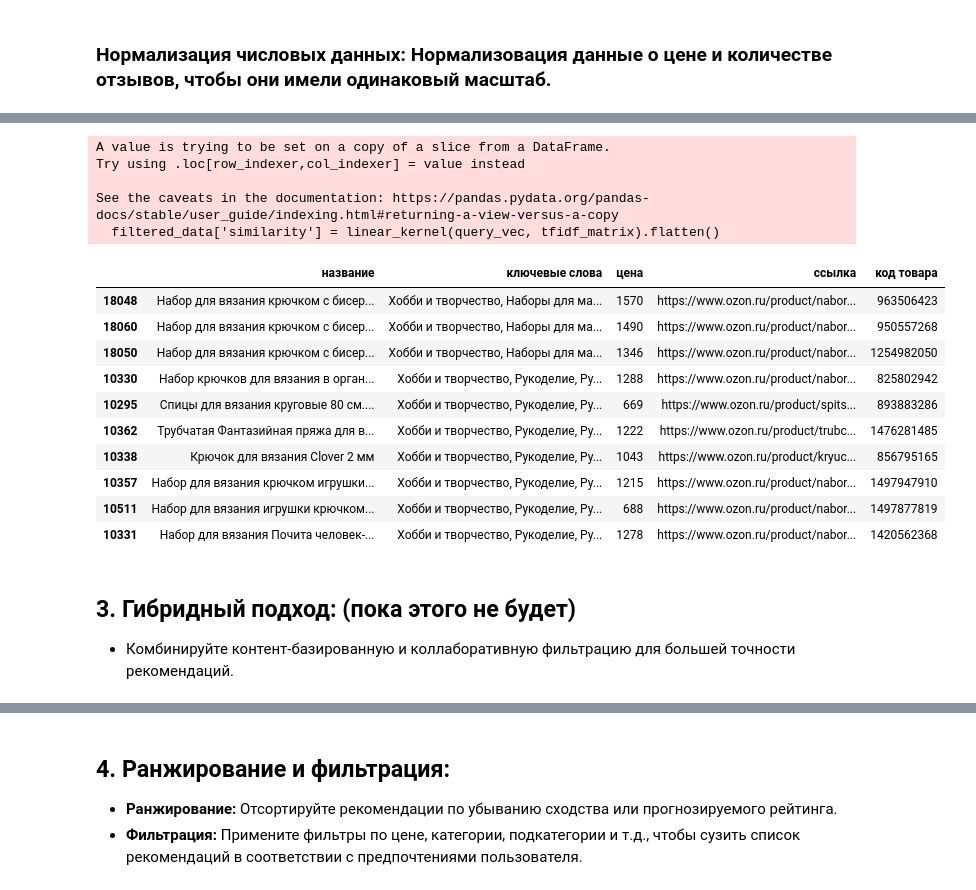
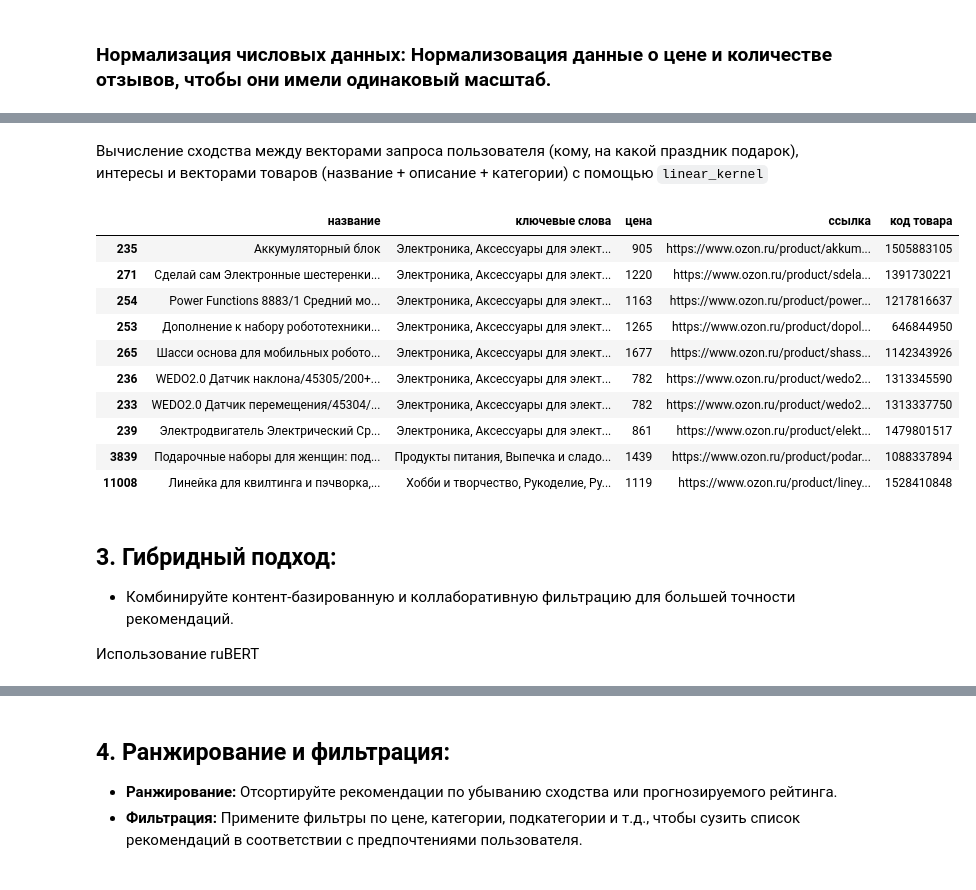
Before and after one commit to tutsilianna/Gift_Recommendation_System, a Jupyter notebook: Gift_Recommendation_System.ipynb, the cells around one changed output, grey strips where cells are left out. Cells and saved outputs as stored; diff of their text form; code cells hidden in the pictures.

```diff
--- a/Gift_Recommendation_System.ipynb
+++ b/Gift_Recommendation_System.ipynb
@@ -169,6 +170,6 @@ data.drop_duplicates(inplace=True)
 # удаление слова из "Код товара", удаление строк,
 # где нет атрибута и преобразование столбца к численному типу
 
-data['код товара'] = data['код товара'].str.rsplit().str.get(-1)
+data['код товара'] = data['код товара'].str.split().str.get(-1)
 data = data.loc[data['код товара'].str.isdigit()]
 data['код товара'] = data['код товара'].astype(np.int64)
@@ -439,9 +602,9 @@ data_word2vec.head(2)
+# %% [markdown]
+Вычисление сходства между векторами запроса пользователя (кому, на какой праздник подарок), интересы и векторами товаров (название + описание + категории) с помощью  `linear_kernel`
 # %%
-from sklearn.metrics.pairwise import linear_kernel
-
 def filter_products(data, query, interests, price_range):
     # Пример фильтрации по ценовому диапазону
-    filtered_data = data[(data['цена'] >= price_range[0]) & (data['цена'] <= price_range[1])]
+    filtered_data = data.loc[(data['цена'] >= price_range[0]) & (data['цена'] <= price_range[1])]
 
     # Пример фильтрации по интересам
     tfidf = TfidfVectorizer(stop_words=russian_stopwords)
@@ -450,35 +613,31 @@ def filter_products(data, query, interests, price_range):
     query_vec = tfidf.transform([query])
 
     filtered_data['similarity'] = linear_kernel(query_vec, tfidf_matrix).flatten()
-    filtered_data = filtered_data.sort_values(by=['similarity', 'оценка', 'количество отзывов'], ascending=False)
 
-    return filtered_data.head(10)
-
-# Пример запроса пользователя
-query = 'подарок маме на день рождения 30 лет'
-interests = ['вязание', 'садоводство', 'здоровье']
-price_range = (500, 2000)
-
-# Получение рекомендаций
-filter_products(data, query, interests, price_range)[['название', 'ключевые слова',  'цена', 'ссылка', 'код товара']]
+    return filtered_data.sort_values(by=['similarity', 'оценка', 'количество отзывов'], ascending=False)[:10]
-# %% [output]
-A value is trying to be set on a copy of a slice from a DataFrame.
-Try using .loc[row_indexer,col_indexer] = value instead
-
-See the caveats in the documentation: https://pandas.pydata.org/pandas-docs/stable/user_guide/indexing.html#returning-a-view-versus-a-copy
-  filtered_data['similarity'] = linear_kernel(query_vec, tfidf_matrix).flatten()
-|  | название | ключевые слова | цена | ссылка | код товара |
-| 18048 | Набор для вязания крючком с бисер... | Хобби и творчество, Наборы для ма... | 1570 | https://www.ozon.ru/product/nabor... | 963506423 |
-| 18060 | Набор для вязания крючком с бисер... | Хобби и творчество, Наборы для ма... | 1490 | https://www.ozon.ru/product/nabor... | 950557268 |
-| 18050 | Набор для вязания крючком с бисер... | Хобби и творчество, Наборы для ма... | 1346 | https://www.ozon.ru/product/nabor... | 1254982050 |
-| 10330 | Набор крючков для вязания в орган... | Хобби и творчество, Рукоделие, Ру... | 1288 | https://www.ozon.ru/product/nabor... | 825802942 |
-| 10295 | Спицы для вязания круговые 80 см.... | Хобби и творчество, Рукоделие, Ру... | 669 | https://www.ozon.ru/product/spits... | 893883286 |
-| 10362 | Трубчатая Фантазийная пряжа для в... | Хобби и творчество, Рукоделие, Ру... | 1222 | https://www.ozon.ru/product/trubc... | 1476281485 |
-| 10338 | Крючок для вязания Clover 2 мм | Хобби и творчество, Рукоделие, Ру... | 1043 | https://www.ozon.ru/product/kryuc... | 856795165 |
-| 10357 | Набор для вязания крючком игрушки... | Хобби и творчество, Рукоделие, Ру... | 1215 | https://www.ozon.ru/product/nabor... | 1497947910 |
-| 10511 | Набор для вязания игрушки крючком... | Хобби и творчество, Рукоделие, Ру... | 688 | https://www.ozon.ru/product/nabor... | 1497877819 |
-| 10331 | Набор для вязания Почита человек-... | Хобби и творчество, Рукоделие, Ру... | 1278 | https://www.ozon.ru/product/nabor... | 1420562368 |
+# %%
+# Пример запроса пользователя
+query = 'подарок папе на день рождения 30 лет'
+interests = ['машины', 'электроника']
+price_range = (500, 2000)
+
+# Получение рекомендаций
+filter_products(data, query, interests, price_range)[['название', 'ключевые слова',  'цена', 'ссылка', 'код товара']]
+# %% [output]
+|  | название | ключевые слова | цена | ссылка | код товара |
+| 235 | Аккумуляторный блок | Электроника, Аксессуары для элект... | 905 | https://www.ozon.ru/product/akkum... | 1505883105 |
+| 271 | Сделай сам Электронные шестеренки... | Электроника, Аксессуары для элект... | 1220 | https://www.ozon.ru/product/sdela... | 1391730221 |
+| 254 | Power Functions 8883/1 Средний мо... | Электроника, Аксессуары для элект... | 1163 | https://www.ozon.ru/product/power... | 1217816637 |
+| 253 | Дополнение к набору робототехники... | Электроника, Аксессуары для элект... | 1265 | https://www.ozon.ru/product/dopol... | 646844950 |
+| 265 | Шасси основа для мобильных робото... | Электроника, Аксессуары для элект... | 1677 | https://www.ozon.ru/product/shass... | 1142343926 |
+| 236 | WEDO2.0 Датчик наклона/45305/200+... | Электроника, Аксессуары для элект... | 782 | https://www.ozon.ru/product/wedo2... | 1313345590 |
+| 233 | WEDO2.0 Датчик перемещения/45304/... | Электроника, Аксессуары для элект... | 782 | https://www.ozon.ru/product/wedo2... | 1313337750 |
+| 239 | Электродвигатель Электрический Ср... | Электроника, Аксессуары для элект... | 861 | https://www.ozon.ru/product/elekt... | 1479801517 |
+| 3839 | Подарочные наборы для женщин: под... | Продукты питания, Выпечка и сладо... | 1439 | https://www.ozon.ru/product/podar... | 1088337894 |
+| 11008 | Линейка для квилтинга и пэчворка,... | Хобби и творчество, Рукоделие, Ру... | 1119 | https://www.ozon.ru/product/liney... | 1528410848 |
 # %% [markdown]
-## **3.  Гибридный подход:** (пока этого не будет)
+## **3.  Гибридный подход:**
 
 * Комбинируйте контент-базированную и коллаборативную фильтрацию для большей точности рекомендаций.
+
+Использование ruBERT
```
Also changed, not shown: parts of 23 cells of this notebook.
